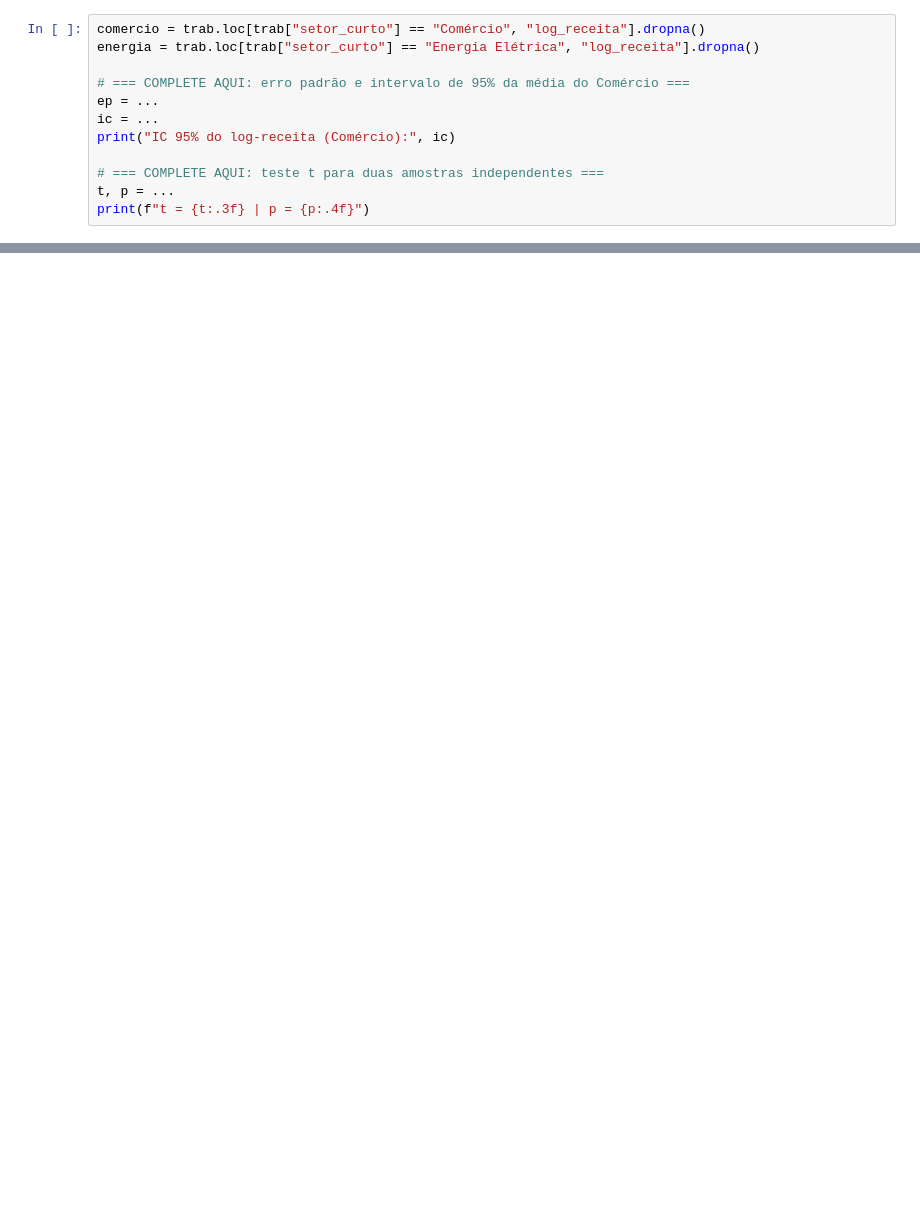
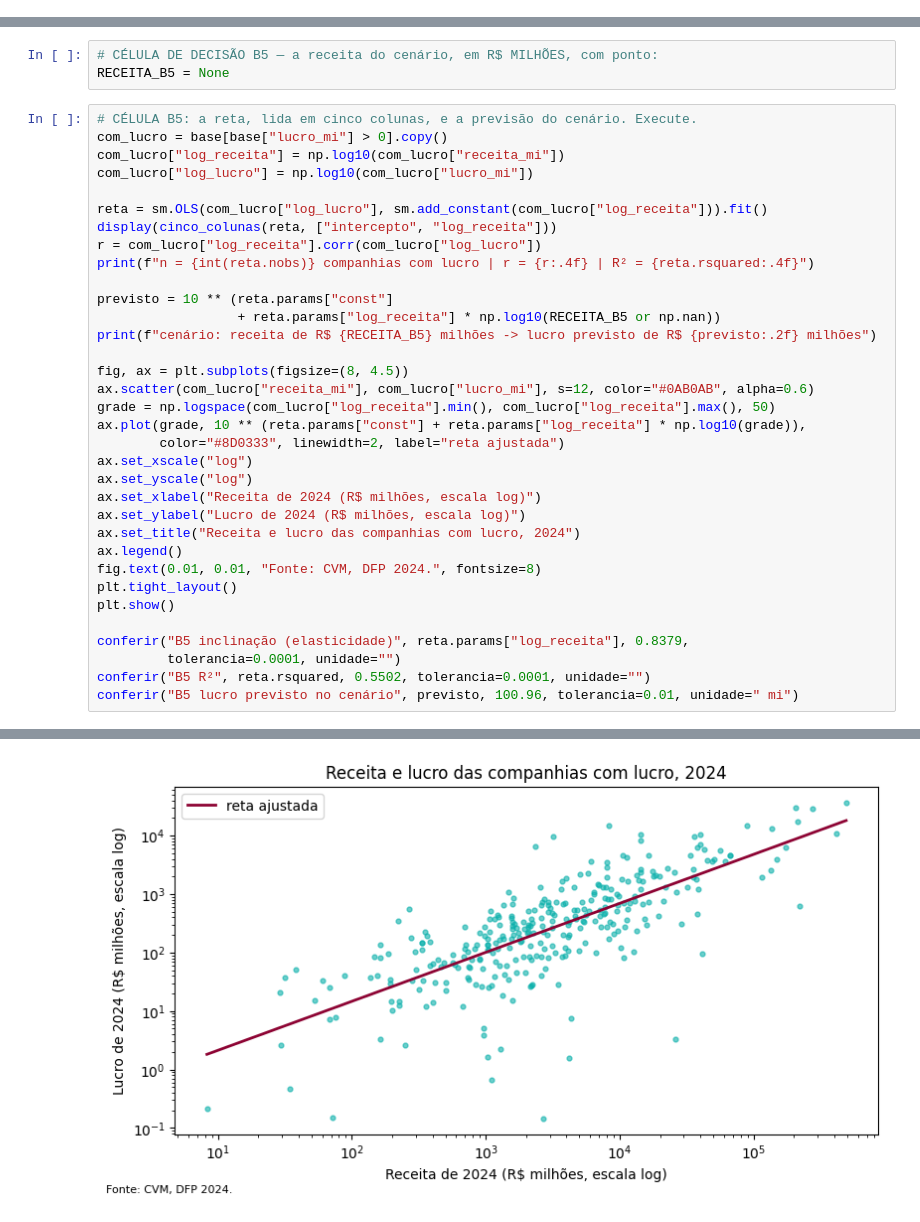
Before and after one commit to tadeugomes/metodos-pesquisa-quantitativa, a Jupyter notebook: notebooks/encontro-15/encontro15.ipynb, the cells around one changed output, grey strips where cells are left out. Drawn from its saved outputs; the diff is of its cells as text; blank space fills up the shorter version.

```diff
--- a/notebooks/encontro-15/encontro15.ipynb
+++ b/notebooks/encontro-15/encontro15.ipynb
@@ -244,12 +0,0 @@ teste se a média do log-receita difere entre Comércio e Energia Elétrica.
-# %%
-comercio = trab.loc[trab["setor_curto"] == "Comércio", "log_receita"].dropna()
-energia = trab.loc[trab["setor_curto"] == "Energia Elétrica", "log_receita"].dropna()
-
-# === COMPLETE AQUI: erro padrão e intervalo de 95% da média do Comércio ===
-ep = ...
-ic = ...
-print("IC 95% do log-receita (Comércio):", ic)
-
-# === COMPLETE AQUI: teste t para duas amostras independentes ===
-t, p = ...
-print(f"t = {t:.3f} | p = {p:.4f}")
@@ -316,0 +566,38 @@ que a base já mostrou nas células anteriores?
+# %%
+# CÉLULA DE DECISÃO B5 — a receita do cenário, em R$ MILHÕES, com ponto:
+RECEITA_B5 = None
+# %%
+# CÉLULA B5: a reta, lida em cinco colunas, e a previsão do cenário. Execute.
+com_lucro = base[base["lucro_mi"] > 0].copy()
+com_lucro["log_receita"] = np.log10(com_lucro["receita_mi"])
+com_lucro["log_lucro"] = np.log10(com_lucro["lucro_mi"])
+
+reta = sm.OLS(com_lucro["log_lucro"], sm.add_constant(com_lucro["log_receita"])).fit()
+display(cinco_colunas(reta, ["intercepto", "log_receita"]))
+r = com_lucro["log_receita"].corr(com_lucro["log_lucro"])
+print(f"n = {int(reta.nobs)} companhias com lucro | r = {r:.4f} | R² = {reta.rsquared:.4f}")
+
+previsto = 10 ** (reta.params["const"]
+                  + reta.params["log_receita"] * np.log10(RECEITA_B5 or np.nan))
+print(f"cenário: receita de R$ {RECEITA_B5} milhões -> lucro previsto de R$ {previsto:.2f} milhões")
+
+fig, ax = plt.subplots(figsize=(8, 4.5))
+ax.scatter(com_lucro["receita_mi"], com_lucro["lucro_mi"], s=12, color="#0AB0AB", alpha=0.6)
+grade = np.logspace(com_lucro["log_receita"].min(), com_lucro["log_receita"].max(), 50)
+ax.plot(grade, 10 ** (reta.params["const"] + reta.params["log_receita"] * np.log10(grade)),
+        color="#8D0333", linewidth=2, label="reta ajustada")
+ax.set_xscale("log")
+ax.set_yscale("log")
+ax.set_xlabel("Receita de 2024 (R$ milhões, escala log)")
+ax.set_ylabel("Lucro de 2024 (R$ milhões, escala log)")
+ax.set_title("Receita e lucro das companhias com lucro, 2024")
+ax.legend()
+fig.text(0.01, 0.01, "Fonte: CVM, DFP 2024.", fontsize=8)
+plt.tight_layout()
+plt.show()
+
+conferir("B5 inclinação (elasticidade)", reta.params["log_receita"], 0.8379,
+         tolerancia=0.0001, unidade="")
+conferir("B5 R²", reta.rsquared, 0.5502, tolerancia=0.0001, unidade="")
+conferir("B5 lucro previsto no cenário", previsto, 100.96, tolerancia=0.01, unidade=" mi")
+# %% [output]
@@ -316,0 +610 @@ que a base já mostrou nas células anteriores?
+[figure, added]
```
Also changed, not shown: parts of 73 cells of this notebook, 7 other files.
